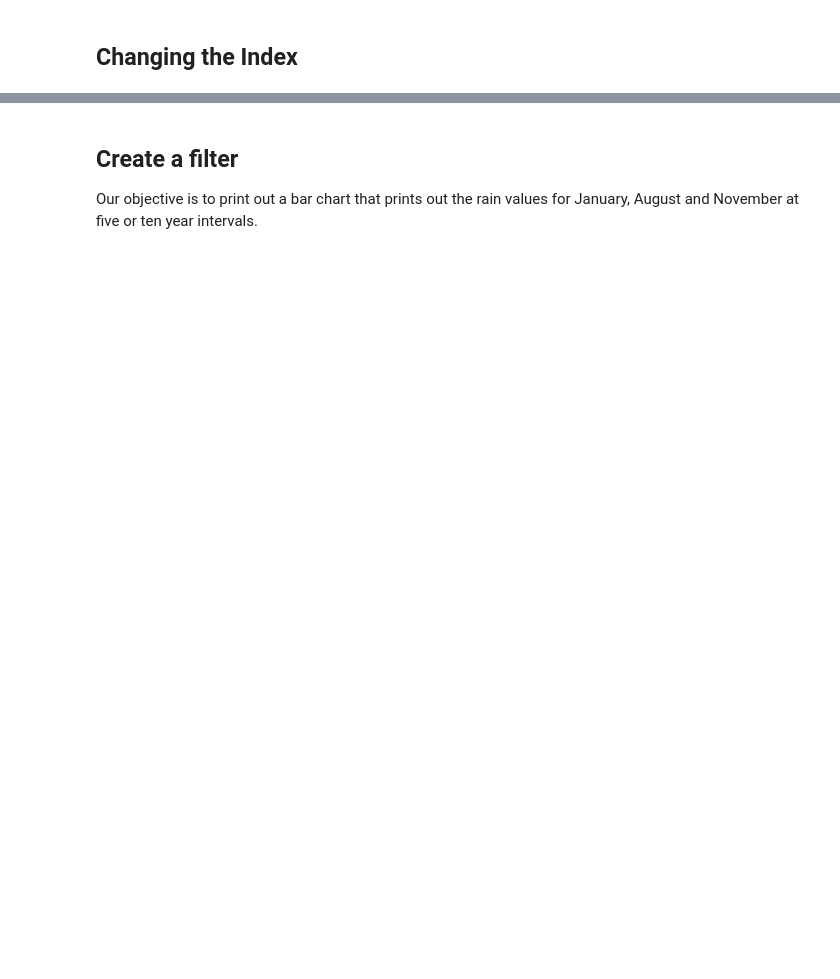
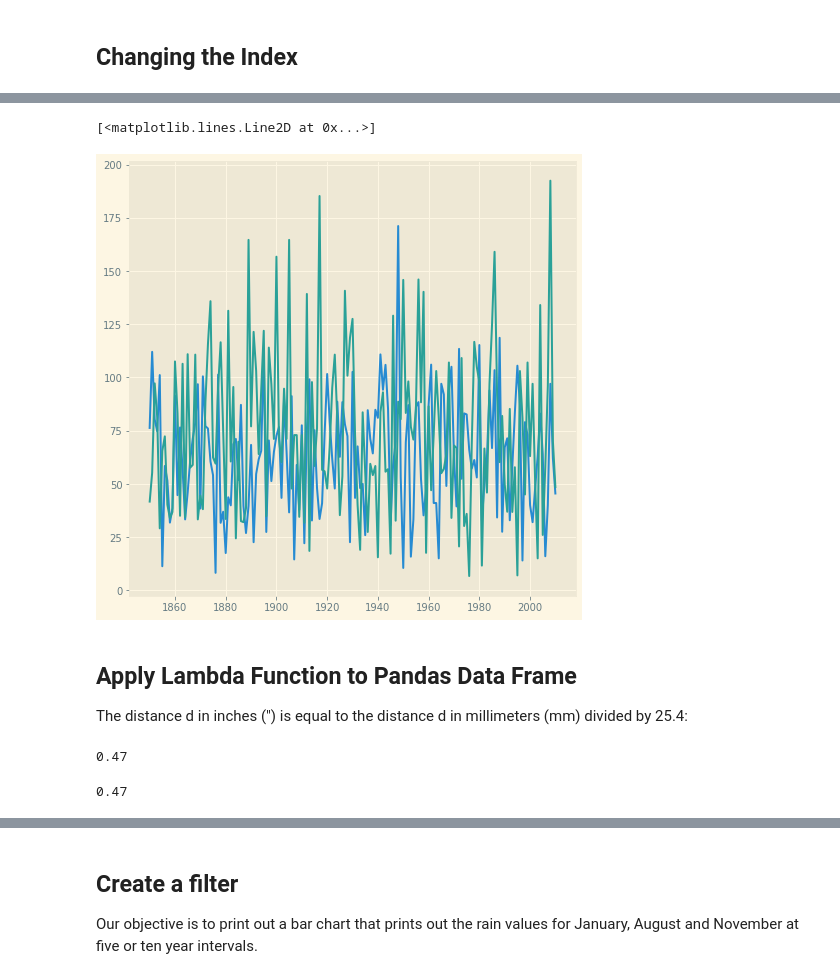
Before and after one commit to morgan360/python_course, a Jupyter notebook: Python Lesson 11- Matplotlab-Panda-Example.ipynb, the cells around one changed output, grey strips where cells are left out. Saved outputs shown, nothing was run; the diff lists cells and outputs as text; code cells hidden in the pictures; blank space fills up the shorter version.

```diff
--- a/Python Lesson 11- Matplotlab-Panda-Example.ipynb
+++ b/Python Lesson 11- Matplotlab-Panda-Example.ipynb
@@ -48,6 +102,12 @@ print(rain_y)
 # %%
 #Simple Plot
-plt.rcParams['figure.figsize'] = [8, 5]# set the size of your graph
+plt.rcParams['figure.figsize'] = [8, 8]# set the size of your graph
 plt.style.use('Solarize_Light2') # style
 plt.plot(df.index,df.Jan)
 plt.plot(df.index,df.Aug)
+# %% [output]
+[<matplotlib.lines.Line2D at 0x...>]
+[figure, added]
+# %% [markdown]
+## Apply Lambda Function to Pandas Data Frame
+The distance d in inches (″) is equal to the distance d in millimeters (mm) divided by 25.4:
@@ -53,0 +119,10 @@ plt.plot(df.index,df.Aug)
+# %%
+print(to_inches(12))
+# %% [output]
+0.47
+# %%
+x= 12
+convert_to_inches = lambda x:round(x/25.4,2)
+print(convert_to_inches(x))
+# %% [output]
+0.47
```
Also changed, not shown: parts of 76 cells of this notebook, 24 other files.
